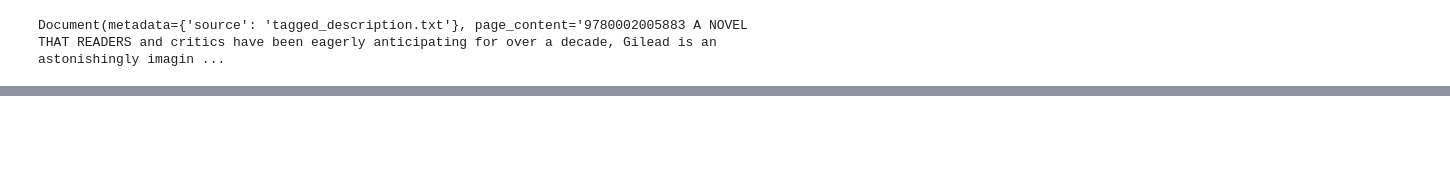
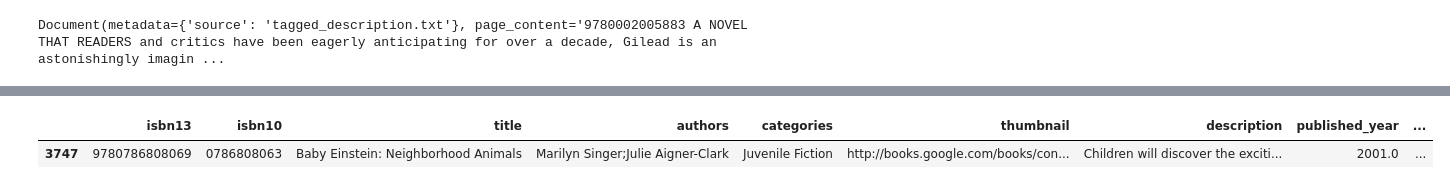
Before and after one commit to krishmaniyar/Semantic-Book-Recommendation-System, a Jupyter notebook: vector-search.ipynb, the cells around one changed output, grey strips where cells are left out. Drawn from its saved outputs; the diff is of its cells as text; code cells hidden in the pictures; blank space fills up the shorter version.

Commit message:
embedding

```diff
--- a/vector-search.ipynb
+++ b/vector-search.ipynb
@@ -54,5 +55,5 @@ books['tagged_description'].to_csv('tagged_description.txt',
 # %%
-raw_documents = TextLoader("tagged_description.txt", encoding="utf-8-sig").load()
+raw_documents = TextLoader("tagged_description.txt", encoding="utf-8").load()
 text_splitter = CharacterTextSplitter(chunk_size=10, chunk_overlap=0, separator="\n")
 documents = text_splitter.split_documents(raw_documents)
 # %% [output]
@@ -77,3 +92,7 @@ ServerApp.rate_limit_window=3.0 (secs)
 documents[0]
 # %% [output]
 Document(metadata={'source': 'tagged_description.txt'}, page_content='9780002005883 A NOVEL THAT READERS and critics have been eagerly anticipating for over a decade, Gilead is an astonishingly imagin ...
+# %%
+embeddings = HuggingFaceEmbeddings(
+    model_name="sentence-transformers/all-MiniLM-L6-v2",
+)
@@ -80,5 +101,7 @@ Document(metadata={'source': 'tagged_description.txt'}, page_content='9780002005
 # %%
 db_books = Chroma.from_documents(
     documents,
-    embedding=OpenAIEmbeddings()
+    embedding=embeddings,
+    collection_name="books",
+    persist_directory="./chroma_db"
 )
@@ -86,0 +108,4 @@ RateLimitError: Error code: 429 - {'error': {'message': 'You exceeded your curre
+# %%
+query = "A book to teach children about nature"
+docs = db_books.similarity_search(query, k = 10)
+docs
@@ -86,0 +123,5 @@ RateLimitError: Error code: 429 - {'error': {'message': 'You exceeded your curre
+# %%
+books[books["isbn13"] == int(docs[0].page_content.split()[0].strip())]
+# %% [output]
+|  | isbn13 | isbn10 | title | authors | categories | thumbnail | description | published_year | ... |
+| 3747 | 9780786808069 | 0786808063 | Baby Einstein: Neighborhood Animals | Marilyn Singer;Julie Aigner-Clark | Juvenile Fiction | http://books.google.com/books/con... | Children will discover the exciti... | 2001.0 | ... |
```
Also changed, not shown: parts of 10 cells of this notebook, 6 other files.
